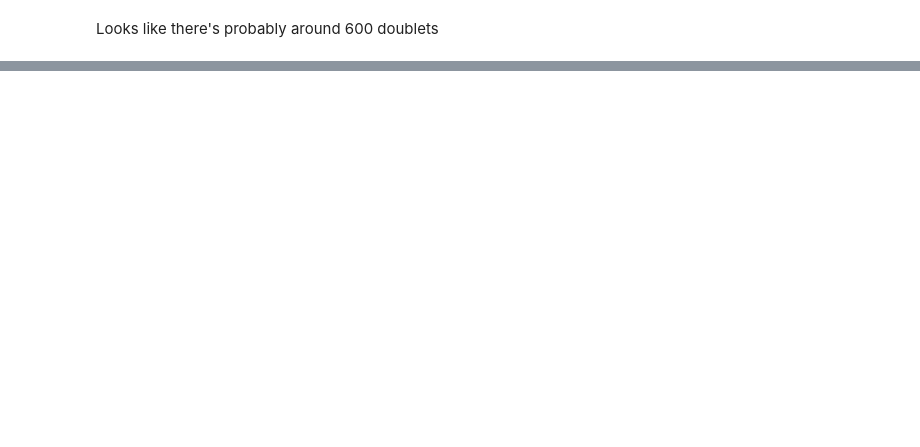
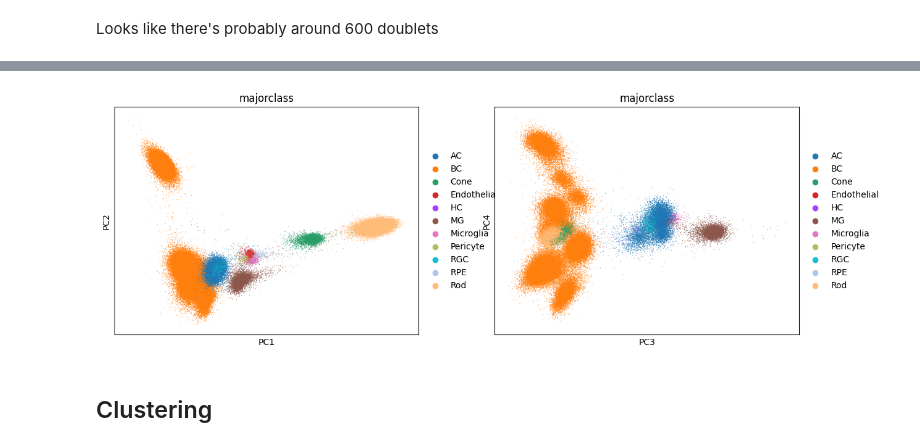
Before and after one commit to yuyanchenglab/CAMR2024, a Jupyter notebook: analysis.ipynb, the cells around one changed output, grey strips where cells are left out. Drawn from its saved outputs; the diff is of its cells as text; code cells hidden in the pictures; blank space fills up the shorter version.

```diff
--- a/analysis.ipynb
+++ b/analysis.ipynb
@@ -181,0 +230,12 @@ Looks like there's probably around 600 doublets
+# %%
+sc.pl.pca(
+    adata,
+    color=["majorclass"],
+    dimensions=[(0, 1), (2, 3)],
+    ncols=2,
+    size=2,
+)
+# %% [output]
+[figure, added]
+# %% [markdown]
+## Clustering
```
Also changed, not shown: parts of 17 cells of this notebook.
